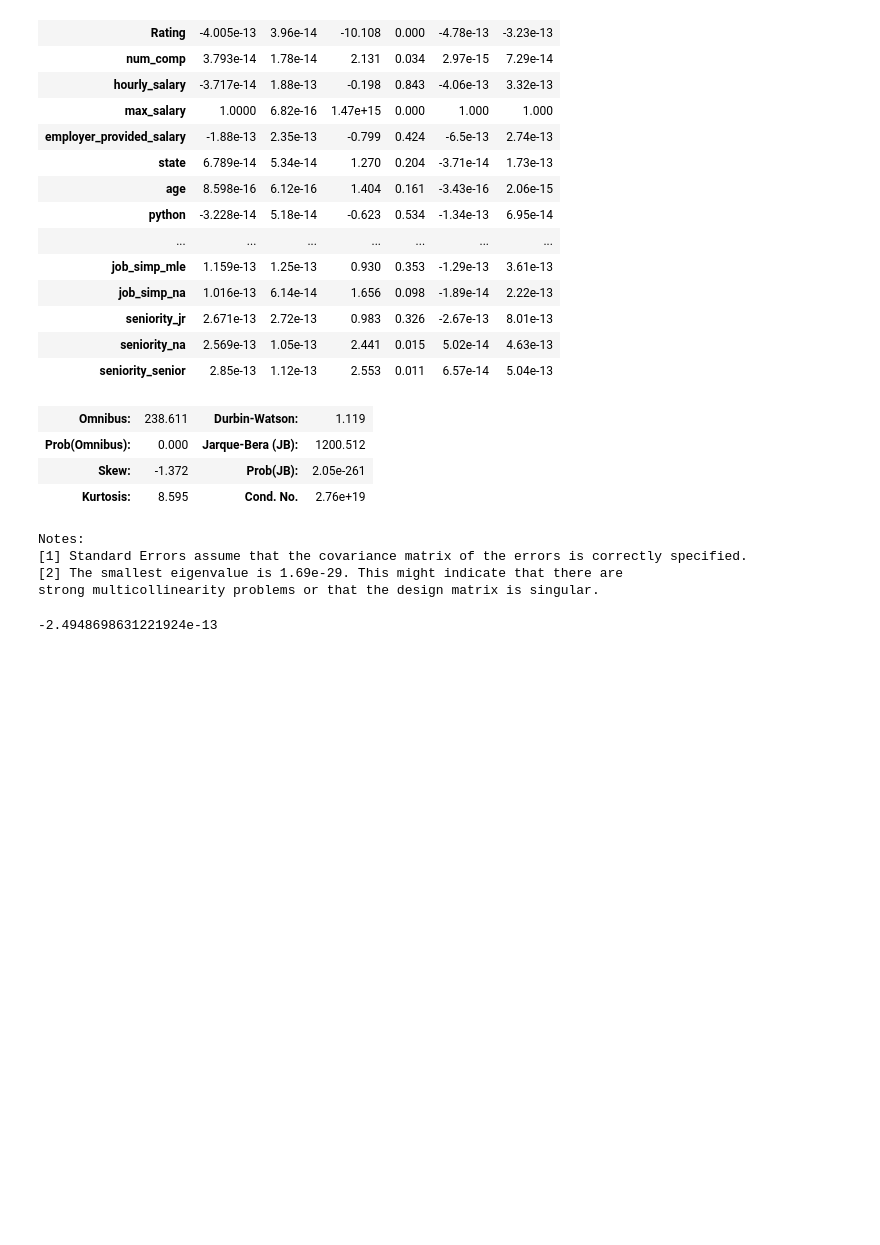
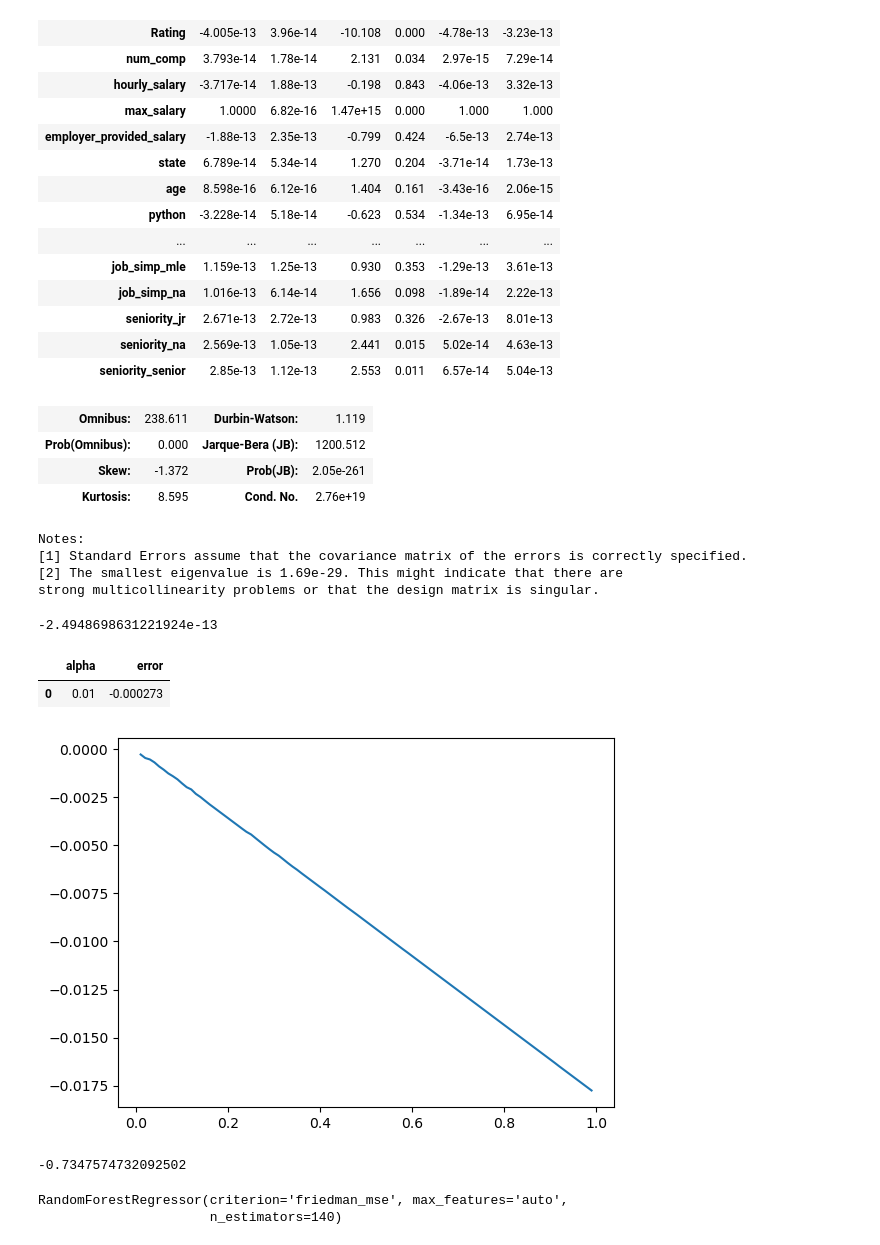
Before and after one commit to BibekRai44/DS_salary, a Jupyter notebook: project building/model_building.ipynb, the cells around one changed output. Saved outputs shown, nothing was run; the diff lists cells and outputs as text; code cells hidden in the pictures; blank space fills up the shorter version.

Commit message:
finished model building

```diff
--- a/project building/model_building.ipynb
+++ b/project building/model_building.ipynb
@@ -104,3 +104,47 @@ lr.fit(X_train, y_train)
 np.mean(cross_val_score(lr,X_train,y_train, scoring = 'neg_mean_absolute_error',cv=2))
 # %% [output]
 -2.4948698631221924e-13
+# %%
+# lasso regression
+lm_l = Lasso(alpha=.13)
+lm_l.fit(X_train,y_train)
+np.mean(cross_val_score(lm_l,X_train,y_train, scoring = 'neg_mean_absolute_error', cv= 3))
+
+alpha = []
+error = []
+
+for i in range(1,100):
+    alpha.append(i/100)
+    lml = Lasso(alpha=(i/100))
+    error.append(np.mean(cross_val_score(lml,X_train,y_train, scoring = 'neg_mean_absolute_error', cv= 3)))
+
+plt.plot(alpha,error)
+
+err = tuple(zip(alpha,error))
+df_err = pd.DataFrame(err, columns = ['alpha','error'])
+df_err[df_err.error == max(df_err.error)]
+# %% [output]
+|  | alpha | error |
+| 0 | 0.01 | -0.000273 |
+[figure, added]
+# %%
+# random forest
+from sklearn.ensemble import RandomForestRegressor
+rf = RandomForestRegressor()
+
+np.mean(cross_val_score(rf,X_train,y_train,scoring = 'neg_mean_absolute_error', cv= 3))
+# %% [output]
+-0.7347574732092502
+# %%
+# tune models GridsearchCV
+from sklearn.model_selection import GridSearchCV
+parameters = {'n_estimators':range(10,300,10), 'criterion':('friedman_mse',), 'max_features':('auto','sqrt','log2')}
+
+gs = GridSearchCV(rf,parameters,scoring='neg_mean_absolute_error',cv=3)
+gs.fit(X_train,y_train)
+
+gs.best_score_
+gs.best_estimator_
+# %% [output]
+RandomForestRegressor(criterion='friedman_mse', max_features='auto',
+                      n_estimators=140)
```
Also changed, not shown: parts of 1 cell of this notebook.
